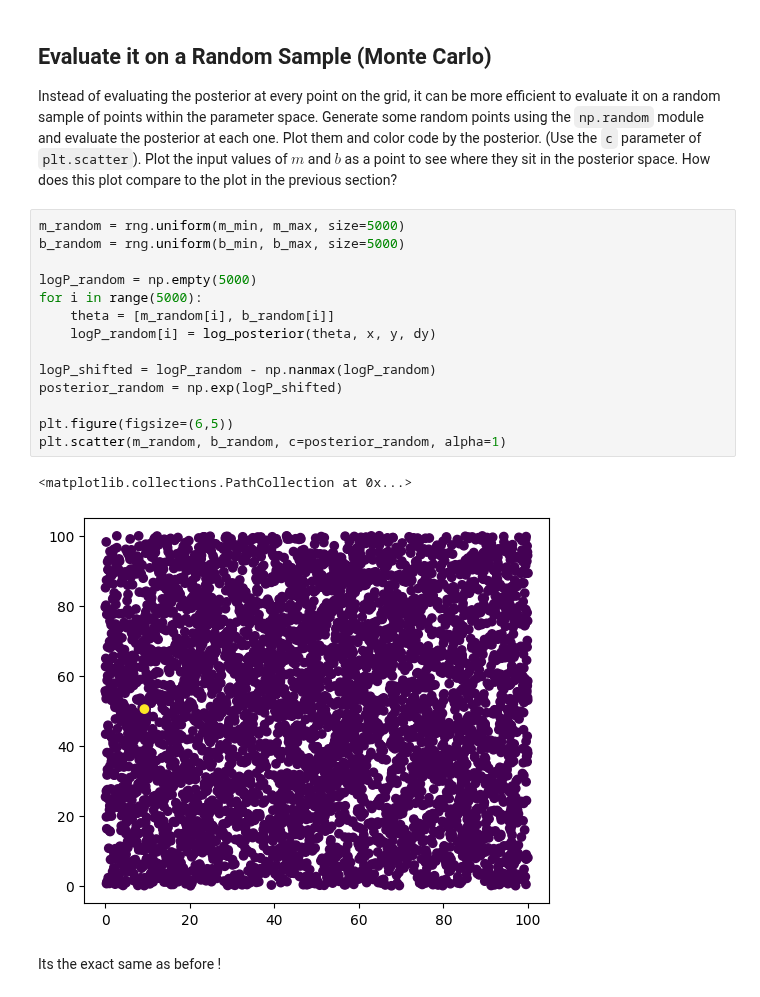
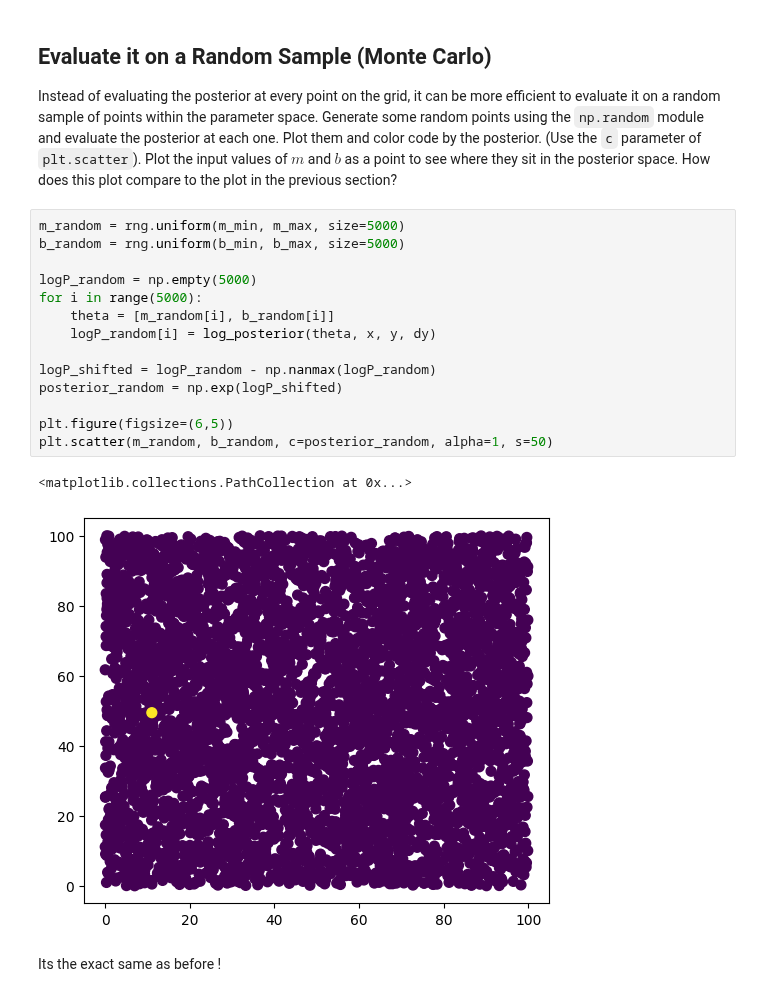
Before and after one commit to ASTR154/bayesian-statistics, a Jupyter notebook: monte_carlo_line_fitting.ipynb, the cells around one changed output. Drawn from its saved outputs; the diff is of its cells as text.

```diff
--- a/monte_carlo_line_fitting.ipynb
+++ b/monte_carlo_line_fitting.ipynb
@@ -209,20 +209,20 @@ Instead of evaluating the posterior at every point on the grid, it can be more e
 # %%
 m_random = rng.uniform(m_min, m_max, size=5000)
 b_random = rng.uniform(b_min, b_max, size=5000)
 
 logP_random = np.empty(5000)
 for i in range(5000):
     theta = [m_random[i], b_random[i]]
     logP_random[i] = log_posterior(theta, x, y, dy)
 
 logP_shifted = logP_random - np.nanmax(logP_random)
 posterior_random = np.exp(logP_shifted)
 
 plt.figure(figsize=(6,5))
-plt.scatter(m_random, b_random, c=posterior_random, alpha=1)
+plt.scatter(m_random, b_random, c=posterior_random, alpha=1, s=50)
 # %% [output]
 <matplotlib.collections.PathCollection at 0x...>
-[figure, old version]
+[figure, new version]
 # %% [markdown]
 Its the exact same as before !
 # %% [markdown]
```
Also changed, not shown: parts of 5 cells of this notebook.
